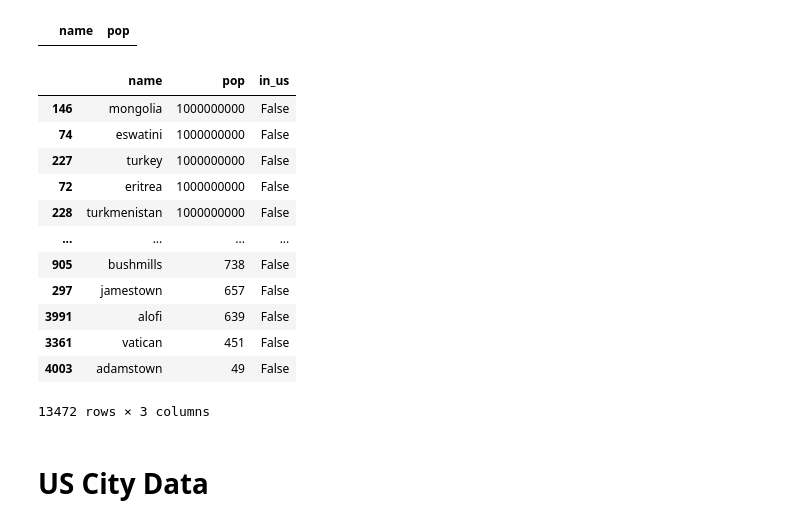
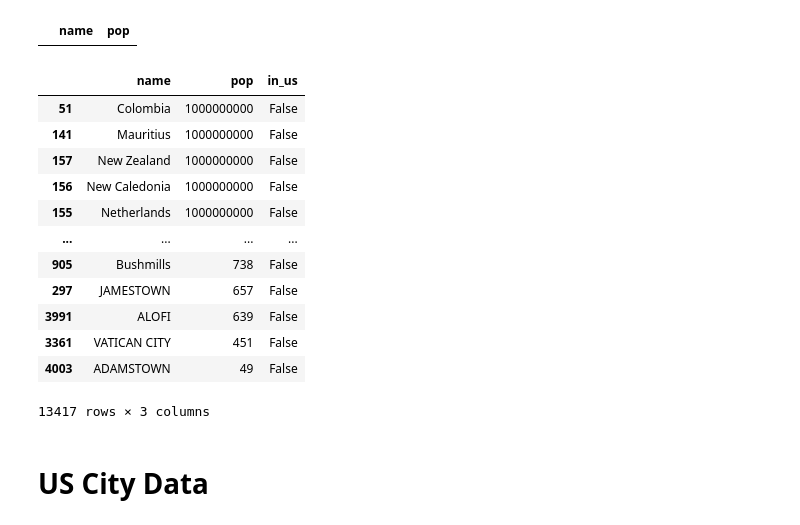
Before and after one commit to danieljsmarda/BodyTweets, a Jupyter notebook: tweets_code/geolocation.ipynb, the cells around one changed output. Drawn from its saved outputs; the diff is of its cells as text; code cells hidden in the pictures.

```diff
--- a/tweets_code/geolocation.ipynb
+++ b/tweets_code/geolocation.ipynb
@@ -69,25 +68,28 @@ un_countries[un_countries['name'].str.contains('None')]
 # %%
 foreign_entities_df = pd.DataFrame(columns=['name','pop'])
 for df in [un_cities, un_countries, canada_areas, uk_areas]:
     foreign_entities_df = foreign_entities_df.append(df.copy())
 foreign_entities_df['pop'] = foreign_entities_df['pop'].astype(str).str.replace(',', '').astype(int)
-foreign_entities_df['name'] = foreign_entities_df['name'].str.lower().str.replace('city','')
+#foreign_entities_df['name'] = foreign_entities_df['name'].str.lower().str.replace('city','')
+foreign_entities_df['name'] = foreign_entities_df['name'].str.replace('City','').str.strip()
 foreign_entities_df['in_us'] = False
+foreign_entities_df = foreign_entities_df[~(foreign_entities_df['name']=='')]
+foreign_entities_df = foreign_entities_df[foreign_entities_df['name'].str.len() >= 4]
 foreign_entities_df.sort_values('pop', ascending=False)
 # %% [output]
 |  | name | pop | in_us |
-| 146 | mongolia | 1000000000 | False |
-| 74 | eswatini | 1000000000 | False |
-| 227 | turkey | 1000000000 | False |
-| 72 | eritrea | 1000000000 | False |
-| 228 | turkmenistan | 1000000000 | False |
+| 51 | Colombia | 1000000000 | False |
+| 141 | Mauritius | 1000000000 | False |
+| 157 | New Zealand | 1000000000 | False |
+| 156 | New Caledonia | 1000000000 | False |
+| 155 | Netherlands | 1000000000 | False |
 | ... | ... | ... | ... |
-| 905 | bushmills | 738 | False |
-| 297 | jamestown | 657 | False |
-| 3991 | alofi | 639 | False |
-| 3361 | vatican | 451 | False |
-| 4003 | adamstown | 49 | False |
+| 905 | Bushmills | 738 | False |
+| 297 | JAMESTOWN | 657 | False |
+| 3991 | ALOFI | 639 | False |
+| 3361 | VATICAN CITY | 451 | False |
+| 4003 | ADAMSTOWN | 49 | False |
-13472 rows × 3 columns
+13417 rows × 3 columns
 # %% [markdown]
 # US City Data
 # %%
```
Also changed, not shown: parts of 6 cells of this notebook, 1 other file.
